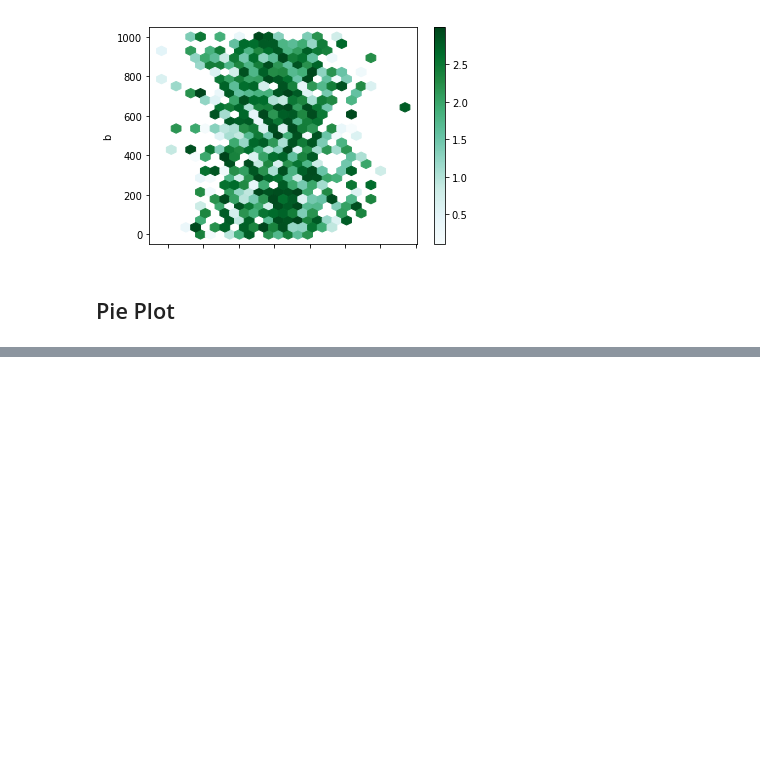
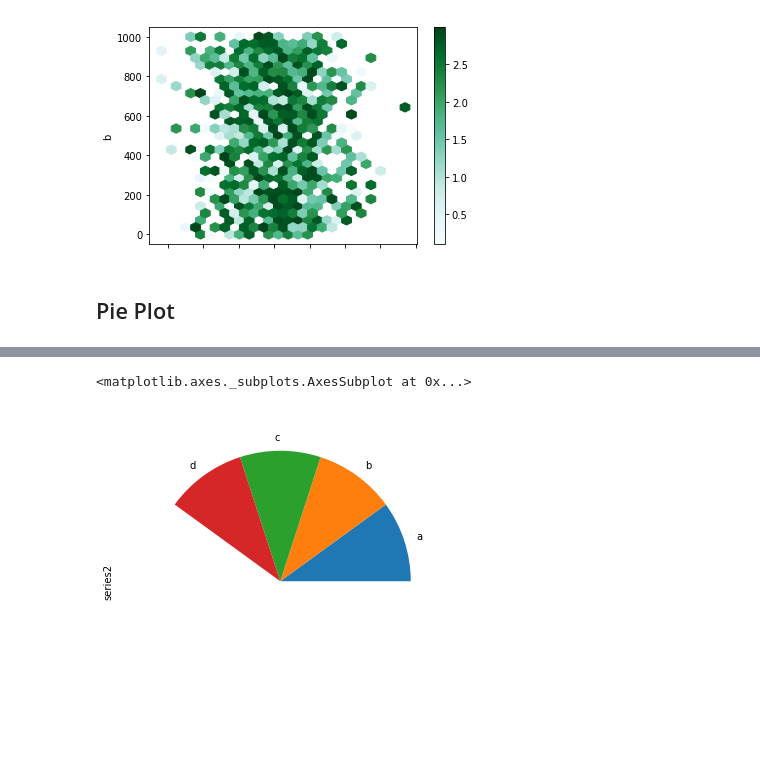
Before and after one commit to anandvipul/DataVisualization, a Jupyter notebook: Pandas Visualization.ipynb, the cells around one changed output, grey strips where cells are left out. Drawn from its saved outputs; the diff is of its cells as text; code cells hidden in the pictures; blank space fills up the shorter version.

```diff
--- a/Pandas Visualization.ipynb
+++ b/Pandas Visualization.ipynb
@@ -326,0 +353,9 @@ df.plot.hexbin(x = 'a', y = 'b', C = 'z', \
+# %%
+series = pd.Series([0.1]*4, \
+                   index = ['a', 'b', 'c', 'd'], \
+                   name = 'series2')
+# %%
+series.plot.pie(figsize = (6,6))
+# %% [output]
+<matplotlib.axes._subplots.AxesSubplot at 0x...>
+[figure, added]
```
Also changed, not shown: parts of 28 cells of this notebook.
